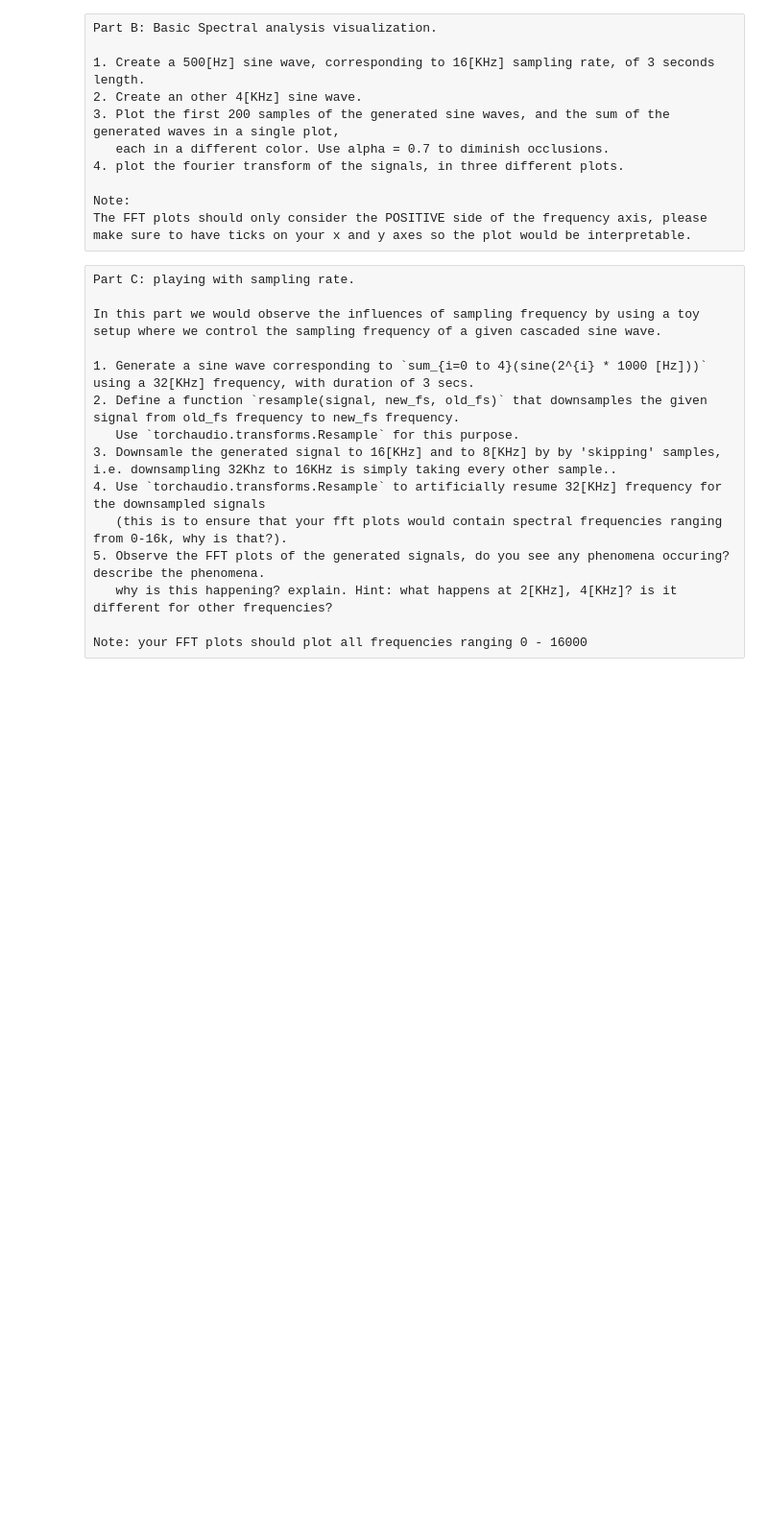
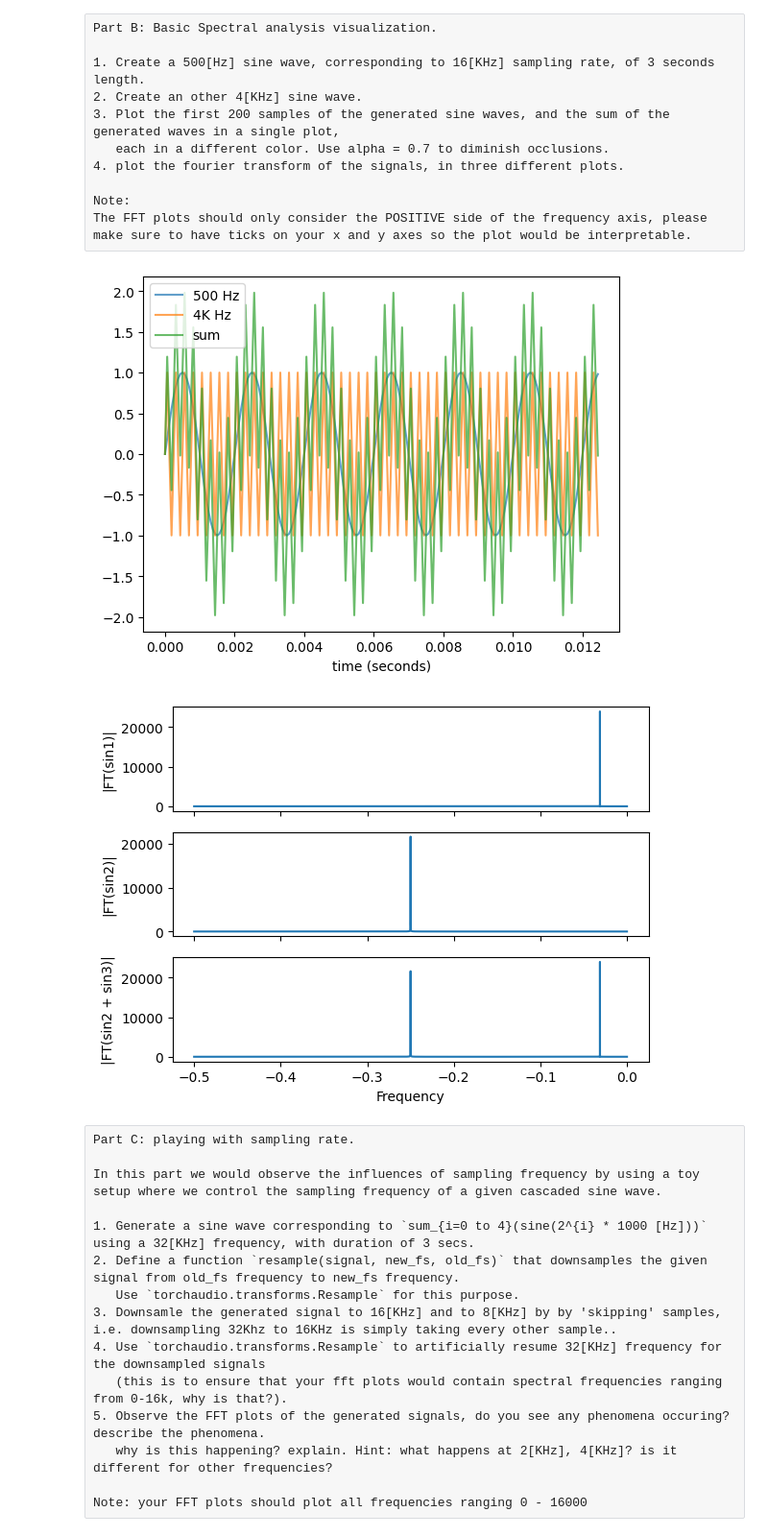
Before and after one commit to MajoRoth/ISP_ex1, a Jupyter notebook: basic_audio_handling.ipynb, the cells around one changed output. Shown: that part at 96% size. Cells and saved outputs as stored; diff of their text form; code cells hidden in the pictures; blank space fills up the shorter version.

```diff
--- a/basic_audio_handling.ipynb
+++ b/basic_audio_handling.ipynb
@@ -62,47 +62,55 @@ The FFT plots should only consider the POSITIVE side of the frequency axis, plea
 
     def sine_by_freq(t, freq):
         return np.sin(t * freq * 2*np.pi)
-
-    def DFT(x):
-        """Compute the discrete Fourier Transform of the 1D array x"""
-        x = np.asarray(x, dtype=float)
-        N = x.shape[0]
-        n = np.arange(N)
-        k = n.reshape((N, 1))
-        M = np.exp(-2j * np.pi * k * n / N)
-        return np.dot(M, x)
 
     # t = 3
     N_SECS = 3
 
     sr = 16000
 
     fs = 1 / float(sr)
     t = np.linspace(0, N_SECS, N_SECS * sr)
 
     FREQ1 = 500
     sin1 = sine_by_freq(t, FREQ1)
 
     FREQ2 = 4000
     sin2 = sine_by_freq(t, FREQ2)
 
     N_SAMPLES_TO_PLOT = 200
     t_start = t[:N_SAMPLES_TO_PLOT]
     plt.plot(t_start, sin1[:N_SAMPLES_TO_PLOT], label="500 Hz", alpha=0.7)
     plt.plot(t_start, sin2[:N_SAMPLES_TO_PLOT], label="4K Hz", alpha=0.7)
     plt.plot(t_start, sin1[:N_SAMPLES_TO_PLOT] + sin2[:N_SAMPLES_TO_PLOT], label="sum", alpha=0.7)
     plt.xlabel("time (seconds)")
     plt.legend(loc="best")
 
 
-    # DFT - TODO
+    fft1 = np.fft.fft(sin1)
+    fft2 = np.fft.fft(sin2)
+    fft3 = np.fft.fft(sin2+sin1)
+    freqs = np.fft.fftfreq(len(sin1))
 
-    # dft1 = DFT(sin1)
-    # plt.figure()
-    # plt.plot(np.arange(0, N_SECS * fs) / 10., abs(dft1))
+    fig, ax = plt.subplots(3, 1, sharex=True)
+
+    len_to_cut = int(len(sin1)/2)
+
+    ax[0].plot(freqs[len_to_cut:], abs(fft1)[len_to_cut:])
+    ax[0].set_ylabel('|FT(sin1)|')
+
+    ax[1].plot(freqs[len_to_cut:], abs(fft2)[len_to_cut:])
+    ax[1].set_ylabel('|FT(sin2)|')
+
+    ax[2].plot(freqs[len_to_cut:], abs(fft3)[len_to_cut:])
+    ax[2].set_xlabel('Frequency')
+    ax[2].set_ylabel('|FT(sin2 + sin3)|')
+    plt.show()
 
 
     plt.show()
+# %% [output]
+[figure, added]
+[figure, added]
 # %% [raw]
 Part C: playing with sampling rate.
 
```
Also changed, not shown: parts of 5 cells of this notebook, 1 other file.
